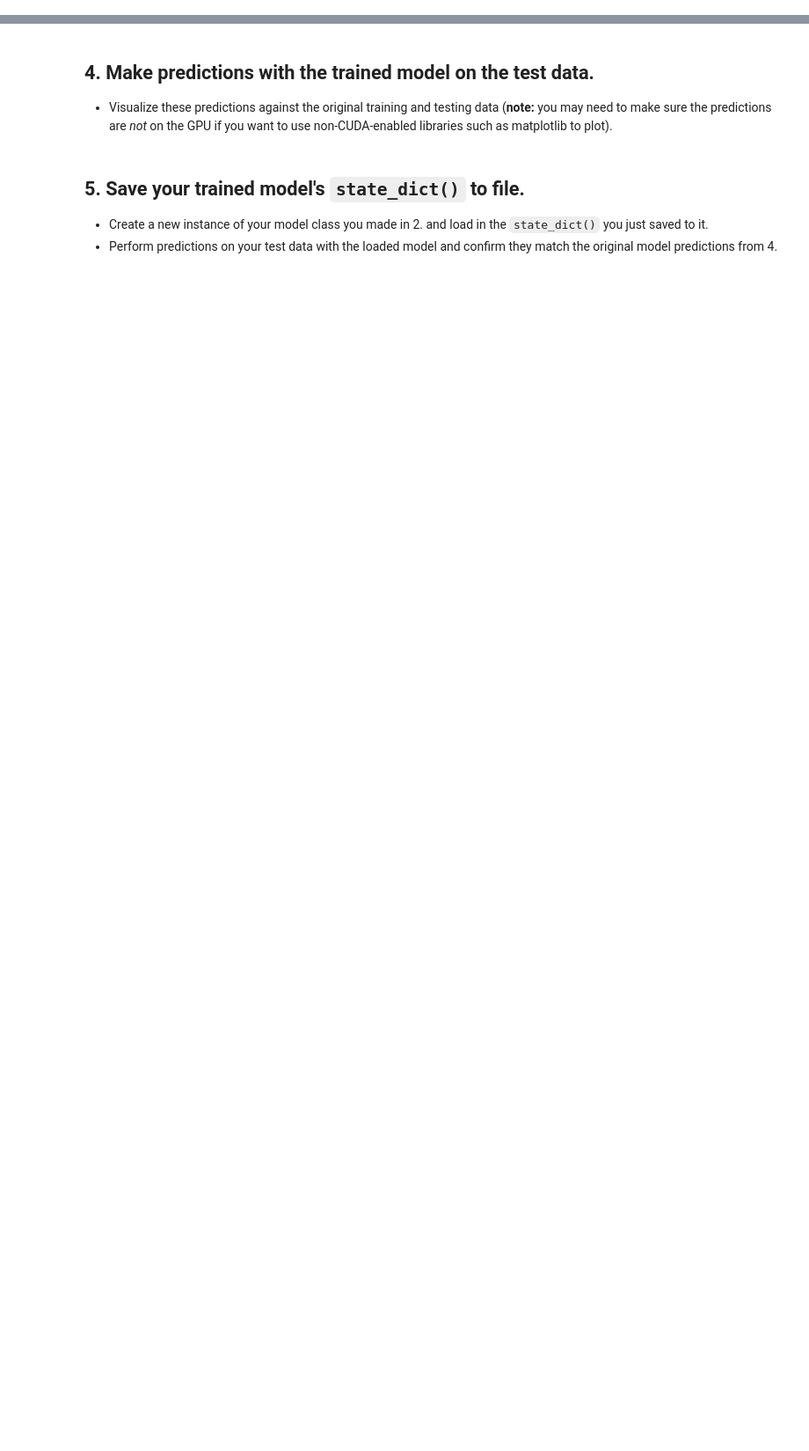
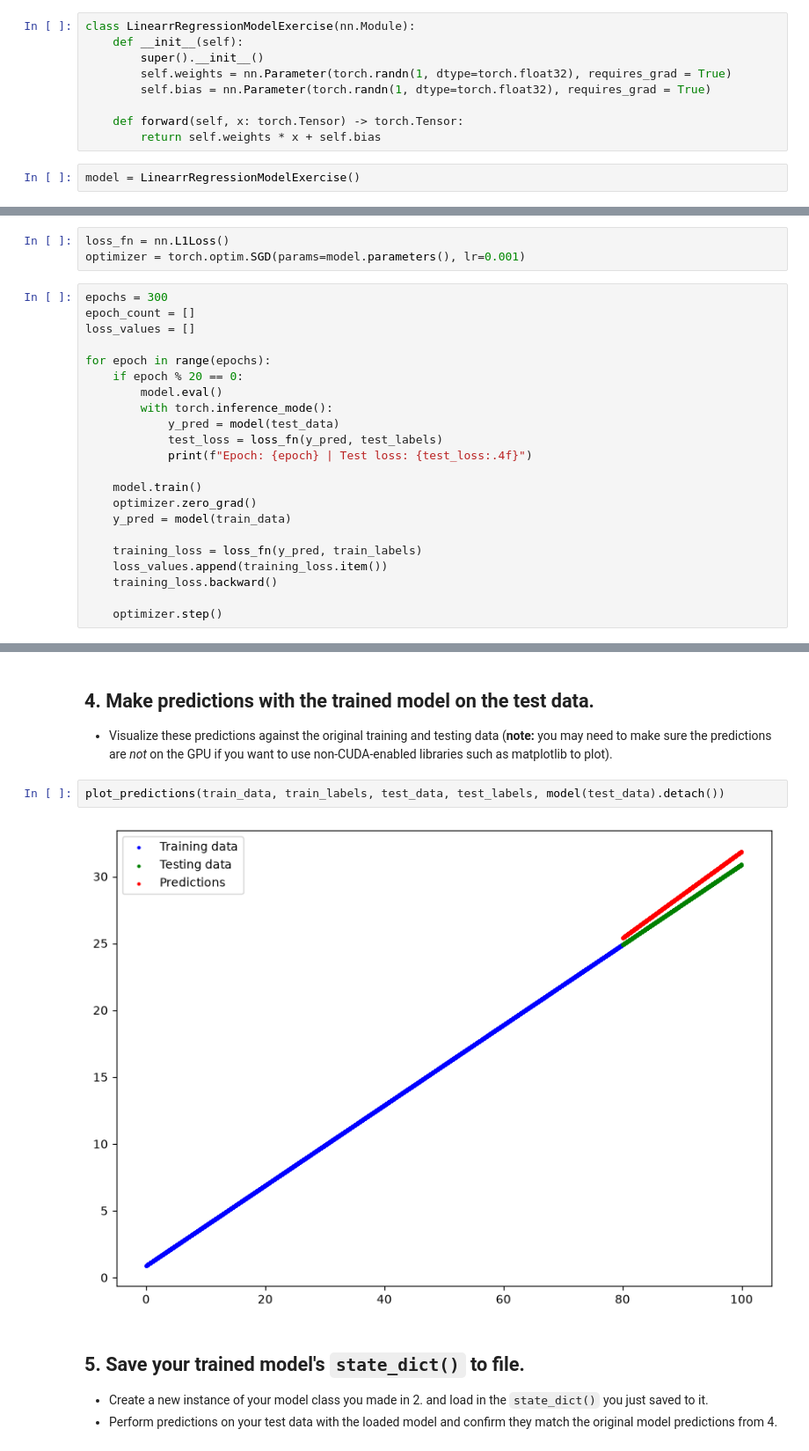
Before and after one commit to GyDeen/PyTorch-DeepLearning, a Jupyter notebook: extras/exercises/01_pytorch_workflow_exercises.ipynb, the cells around one changed output, grey strips where cells are left out. Shown at 88% size. Drawn from its saved outputs; the diff is of its cells as text; blank space fills up the shorter version.

Commit message:
Finished exercise

```diff
--- a/extras/exercises/01_pytorch_workflow_exercises.ipynb
+++ b/extras/exercises/01_pytorch_workflow_exercises.ipynb
@@ -42,8 +66,44 @@ Of course the numbers in `X` and `y` may be different but ideally they're create
   * Implement the `forward()` method to compute the linear regression function you used to create the dataset in 1.
   * Once you've constructed the model, make an instance of it and check its `state_dict()`.
   * **Note:** If you'd like to use `nn.Linear()` instead of `nn.Parameter()` you can.
+# %%
+class LinearrRegressionModelExercise(nn.Module):
+    def __init__(self):
+        super().__init__()
+        self.weights = nn.Parameter(torch.randn(1, dtype=torch.float32), requires_grad = True)
+        self.bias = nn.Parameter(torch.randn(1, dtype=torch.float32), requires_grad = True)
+
+    def forward(self, x: torch.Tensor) -> torch.Tensor:
+        return self.weights * x + self.bias
+# %%
+model = LinearrRegressionModelExercise()
 # %% [markdown]
 ## 3. Create a loss function and optimizer using `nn.L1Loss()` and `torch.optim.SGD(params, lr)` respectively.
   * Set the learning rate of the optimizer to be 0.01 and the parameters to optimize should be the model parameters from the model you created in 2.
   * Write a training loop to perform the appropriate training steps for 300 epochs.
   * The training loop should test the model on the test dataset every 20 epochs.
+# %%
+loss_fn = nn.L1Loss()
+optimizer = torch.optim.SGD(params=model.parameters(), lr=0.001)
+# %%
+epochs = 300
+epoch_count = []
+loss_values = []
+
+for epoch in range(epochs):
+    if epoch % 20 == 0:
+        model.eval()
+        with torch.inference_mode():
+            y_pred = model(test_data)
+            test_loss = loss_fn(y_pred, test_labels)
+            print(f"Epoch: {epoch} | Test loss: {test_loss:.4f}")
+
+    model.train()
+    optimizer.zero_grad()
+    y_pred = model(train_data)
+
+    training_loss = loss_fn(y_pred, train_labels)
+    loss_values.append(training_loss.item())
+    training_loss.backward()
+
+    optimizer.step()
@@ -50,6 +126,10 @@ Of course the numbers in `X` and `y` may be different but ideally they're create
 # %% [markdown]
 ## 4. Make predictions with the trained model on the test data.
   * Visualize these predictions against the original training and testing data (**note:** you may need to make sure the predictions are *not* on the GPU if you want to use non-CUDA-enabled libraries such as matplotlib to plot).
+# %%
+plot_predictions(train_data, train_labels, test_data, test_labels, model(test_data).detach())
+# %% [output]
+[figure, added]
 # %% [markdown]
 ## 5. Save your trained model's `state_dict()` to file.
   * Create a new instance of your model class you made in 2. and load in the `state_dict()` you just saved to it.
```
Also changed, not shown: parts of 4 cells of this notebook.
